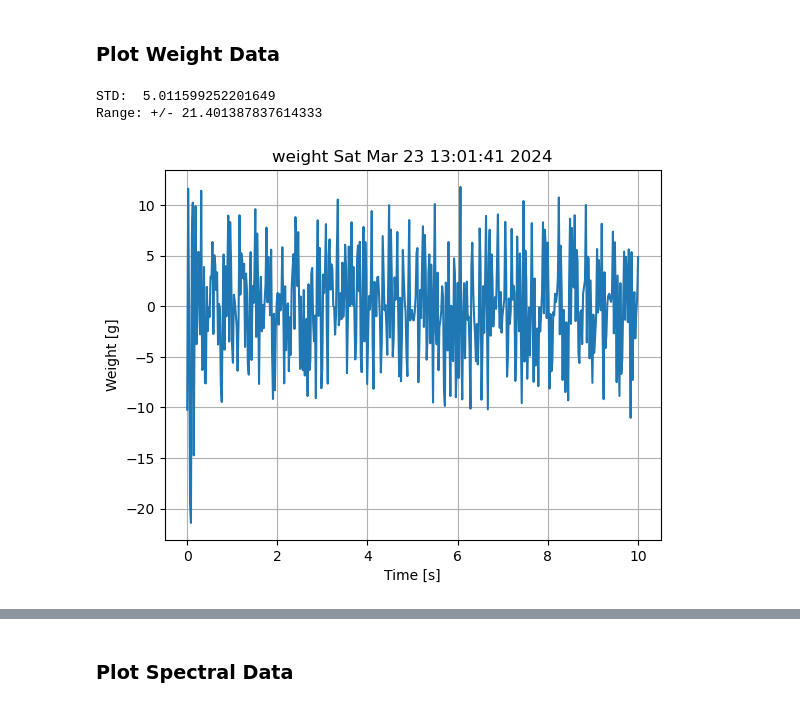
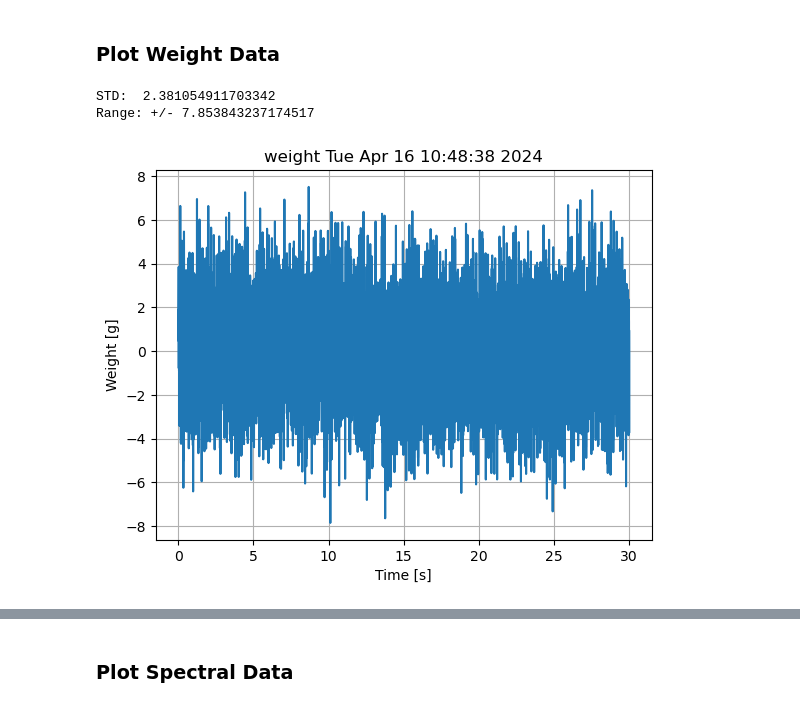
Before and after one commit to rileyhernandez/dispenser, a Jupyter notebook: dispenser.ipynb, the cells around one changed output, grey strips where cells are left out. Cells and saved outputs as stored; diff of their text form; code cells hidden in the pictures.

```diff
--- a/dispenser.ipynb
+++ b/dispenser.ipynb
@@ -53,8 +76,8 @@ await d.tare()
 # %% [markdown]
 ### Plot Weight Data
 # %%
-await d.test_true(duration=10)
+await d.test_true(duration=30, sample_rate=200)
 # %% [output]
-STD:  5.011599252201649
-Range: +/- 21.401387837614333
+STD:  2.381054911703342
+Range: +/- 7.853843237174517
-[figure, old version]
+[figure, new version]
```
Also changed, not shown: parts of 16 cells of this notebook, 13 other files.
